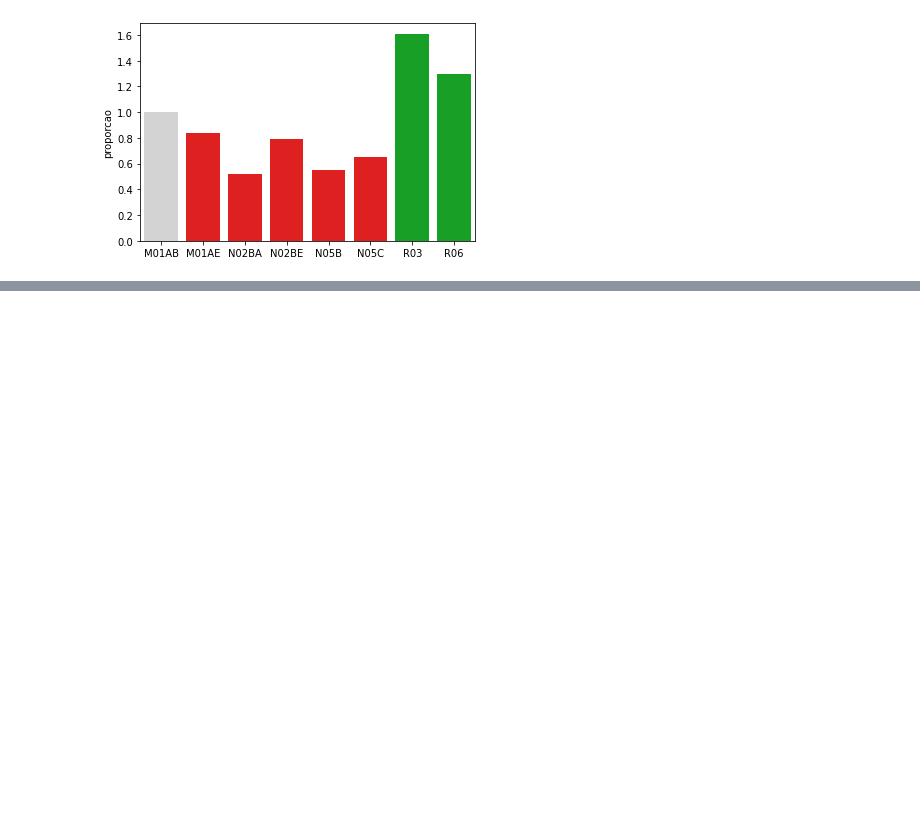
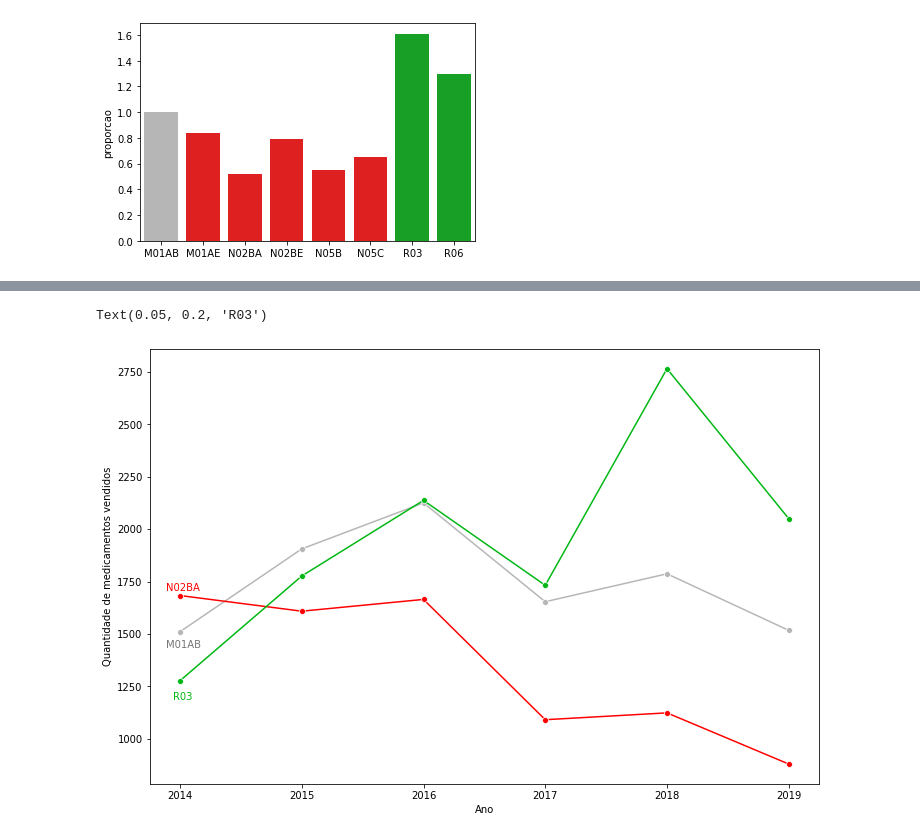
Before and after one commit to ailafelixa/EDA-Pharmaceutical-Sales, a Jupyter notebook: pharma-sales-analysis.ipynb, the cells around one changed output, grey strips where cells are left out. Drawn from its saved outputs; the diff is of its cells as text; code cells hidden in the pictures; blank space fills up the shorter version.

Commit message:
Kaggle Notebook | pharma_sales_analysis | Version 5

```diff
--- a/pharma-sales-analysis.ipynb
+++ b/pharma-sales-analysis.ipynb
@@ -196,0 +210,8 @@ sns.barplot(x=proporcao.index, y=proporcao.proporcao, palette=cores_prop)
+# %%
+#Vamos analisar agora a performance de M01AB, N02BA e R03 considerando todos os anos que temos dispoíveis para tentar entender o que pode ter acontecido nesses três casos
+#onde respectivamente não tivemos crescimento, tivemos decréscimo de vendas e tivemos aumento de vendas entre o start-point e o end-point
+
+df_1b = pharma_sales_data.loc[:,['datum','M01AB','N02BA','R03']]
+df_1b.loc[:,'datum'] = df_1b.datum.dt.year
+df_1b = df_1b.groupby('datum').sum() #Calculando a quantidade de vendas para cada classe de medicamento em cada ano
+df_1b
@@ -196,0 +227,18 @@ sns.barplot(x=proporcao.index, y=proporcao.proporcao, palette=cores_prop)
+# %%
+#Vamos manter o mesmo código de cores utilizados na visualização das proporções para facilitar a intepretação do gráfico
+m01ab = sns.lineplot(x=df_1b.index, y=df_1b.M01AB, ci = None, marker='o', color='#B6B6B6')
+plt.text(0.05, 0.32, df_1b.columns[0], horizontalalignment='center',
+     verticalalignment='center', transform=m01ab.transAxes, color='#757575')
+m01ab.figure.set_size_inches(12, 8)
+m01ab.set(xlabel='Ano', ylabel='Quantidade de medicamentos vendidos')
+
+n02ba = sns.lineplot(x=df_1b.index, y=df_1b.N02BA, ci = None, marker='o', color='red')
+plt.text(0.05, 0.45, df_1b.columns[1], horizontalalignment='center',
+     verticalalignment='center', transform=n02ba.transAxes, color='red')
+
+r03 = sns.lineplot(x=df_1b.index, y=df_1b.R03, ci = None, marker='o', color='#00B713')
+plt.text(0.05, 0.20, df_1b.columns[2], horizontalalignment='center',
+     verticalalignment='center', transform=r03.transAxes, color='#00B713')
+# %% [output]
+Text(0.05, 0.2, 'R03')
+[figure, added]
```
Also changed, not shown: parts of 10 cells of this notebook.
